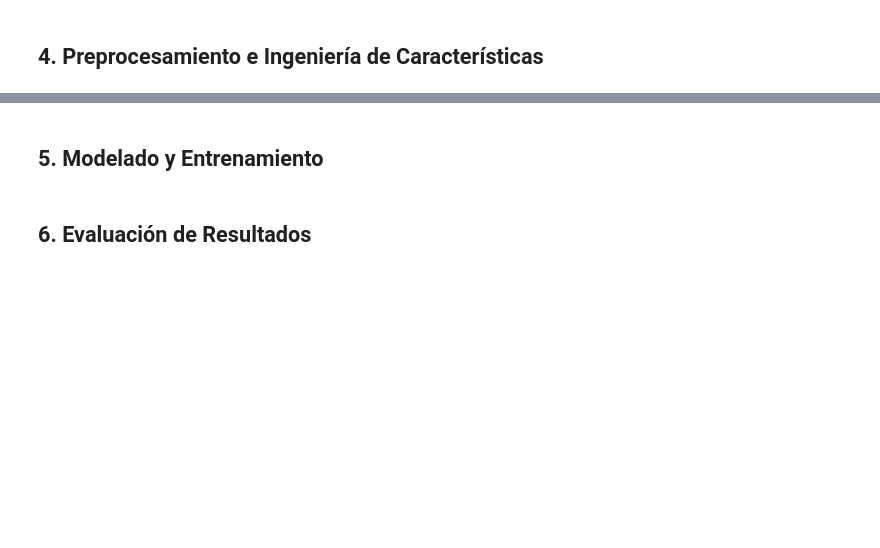
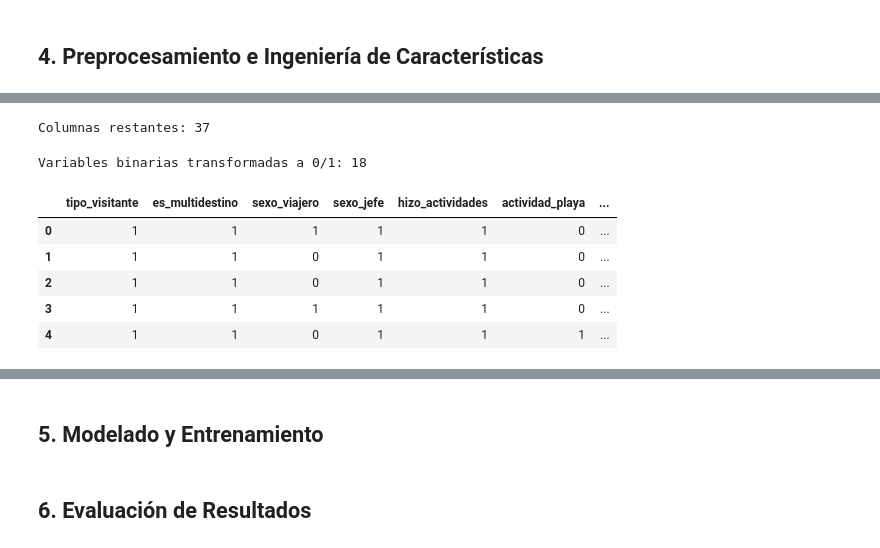
Before and after one commit to vbravo0/intro-ia-bravo, a Jupyter notebook: notebook.ipynb, the cells around one changed output, grey strips where cells are left out. Cells and saved outputs as stored; diff of their text form; code cells hidden in the pictures; blank space fills up the shorter version.

```diff
--- a/notebook.ipynb
+++ b/notebook.ipynb
@@ -16,0 +195,48 @@ Universidad Nacional de Luján (UNLu)
+# %%
+# Eliminación de identificadores, ponderadores y variables geográficas redundantes
+cols_descartar = [
+    # Identificadores y ponderador muestral
+    'id_hogar', 'id_viaje', 'id_miembro', 'ponderador',
+
+    # Geografía redundante (nos quedamos con region_origen y region_destino)
+    'localidad_destino', 'provincia_destino', 'aglomerado_origen',
+    'cod_loc_2001', 'codigo_2001', 'codigo_2010', 'cod_prov_2010', 'cod_depto_2010', 'cod_loc_2010',
+
+    # Redundancias (conservamos las versiones continuas y alojamiento)
+    'miembros_viajaron_agrup', 'noches_estadia_agrup', 'edad_viajero_agrup', 'alojamiento_detallado',
+
+    # Atributos no predictivos para gasto turístico
+    'parentesco_jefe', 'asiste_educacion', 'cobertura_salud'
+] + nulos_criticos.index.tolist()
+
+df_encuesta = df_encuesta.drop(columns=cols_descartar, errors="ignore")
+print("Columnas restantes:", df_encuesta.shape[1])
+# %% [output]
+Columnas restantes: 37
+# %%
+# Variables binarias (Preguntas de Sí/No, sexo y actividades turísticas)
+cols_binarias = [
+    'tipo_visitante', 'es_multidestino', 'sexo_viajero', 'sexo_jefe', 'hizo_actividades',
+    'actividad_playa', 'actividad_ciudad', 'actividad_museos_cultura', 'actividad_deportes',
+    'actividad_espectaculos', 'actividad_aventura', 'actividad_termas', 'actividad_gastronomia',
+    'actividad_compras', 'actividad_vida_nocturna', 'actividad_parques_nacionales',
+    'actividad_fiestas_populares', 'actividad_casino'
+]
+
+# Conservar solo las que no fueron descartadas
+cols_binarias = [col for col in cols_binarias if col in df_encuesta.columns]
+
+# Mapeo: 1 -> 1 (Sí/Opción 1), todo lo demás (2: No, 9: Ns/Nr, NaN) -> 0
+for col in cols_binarias:
+    df_encuesta[col] = (df_encuesta[col] == 1).astype(int)
+
+print(f"Variables binarias transformadas a 0/1: {len(cols_binarias)}")
+df_encuesta[cols_binarias].head()
+# %% [output]
+Variables binarias transformadas a 0/1: 18
+|  | tipo_visitante | es_multidestino | sexo_viajero | sexo_jefe | hizo_actividades | actividad_playa | ... |
+| 0 | 1 | 1 | 1 | 1 | 1 | 0 | ... |
+| 1 | 1 | 1 | 0 | 1 | 1 | 0 | ... |
+| 2 | 1 | 1 | 0 | 1 | 1 | 0 | ... |
+| 3 | 1 | 1 | 1 | 1 | 1 | 0 | ... |
+| 4 | 1 | 1 | 0 | 1 | 1 | 1 | ... |
```
Also changed, not shown: parts of 10 cells of this notebook, 1 other file.
